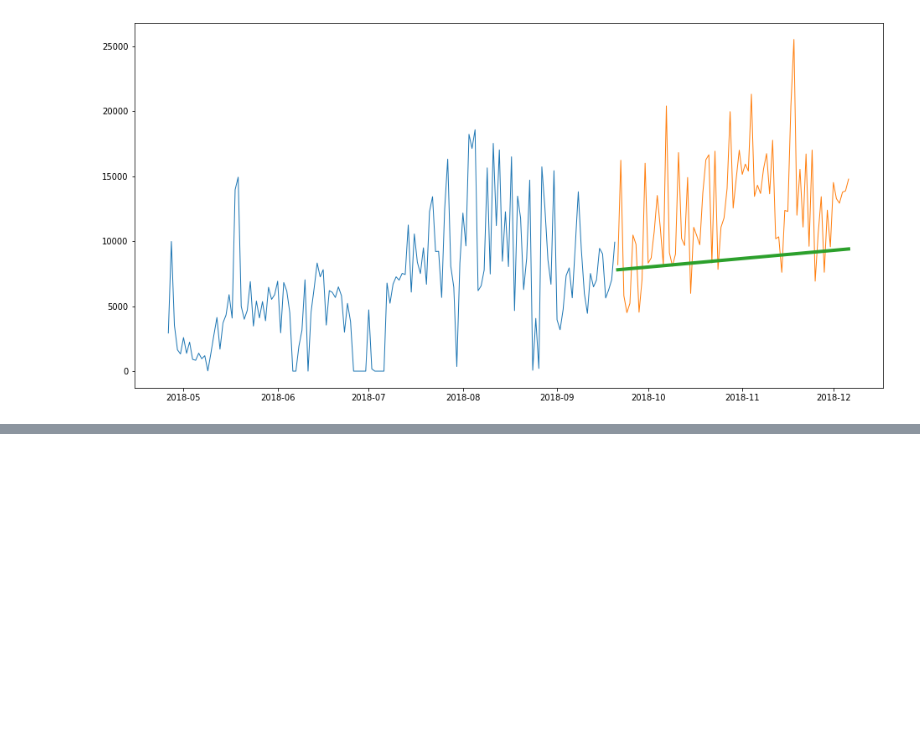
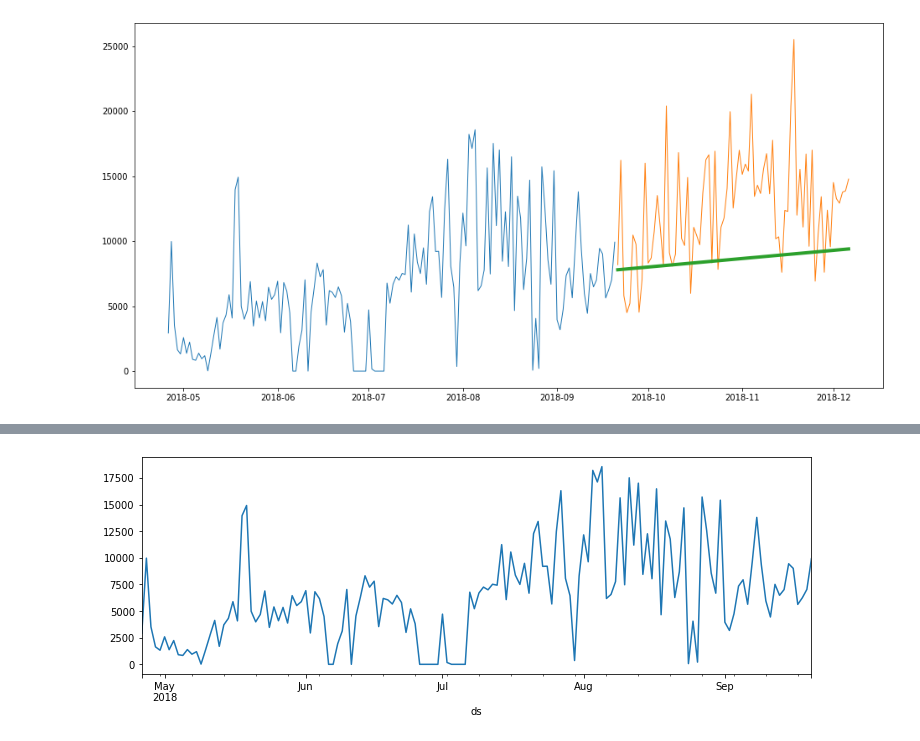
Before and after one commit to Bayes19/Project-Fitbit, a Jupyter notebook: Baseline for Steps .ipynb, the cells around one changed output, grey strips where cells are left out. Saved outputs shown, nothing was run; the diff lists cells and outputs as text; code cells hidden in the pictures; blank space fills up the shorter version.

```diff
--- a/Baseline for Steps .ipynb
+++ b/Baseline for Steps .ipynb
@@ -195,0 +249,6 @@ Steps -- MSE: 31151561.26 RMSE: 5581.36
+# %%
+#Daily
+train1.set_index('ds').resample('D').sum().plot(figsize=(12, 4), legend=False)
+plt.show()
+# %% [output]
+[figure, added]
```
Also changed, not shown: parts of 28 cells of this notebook.
